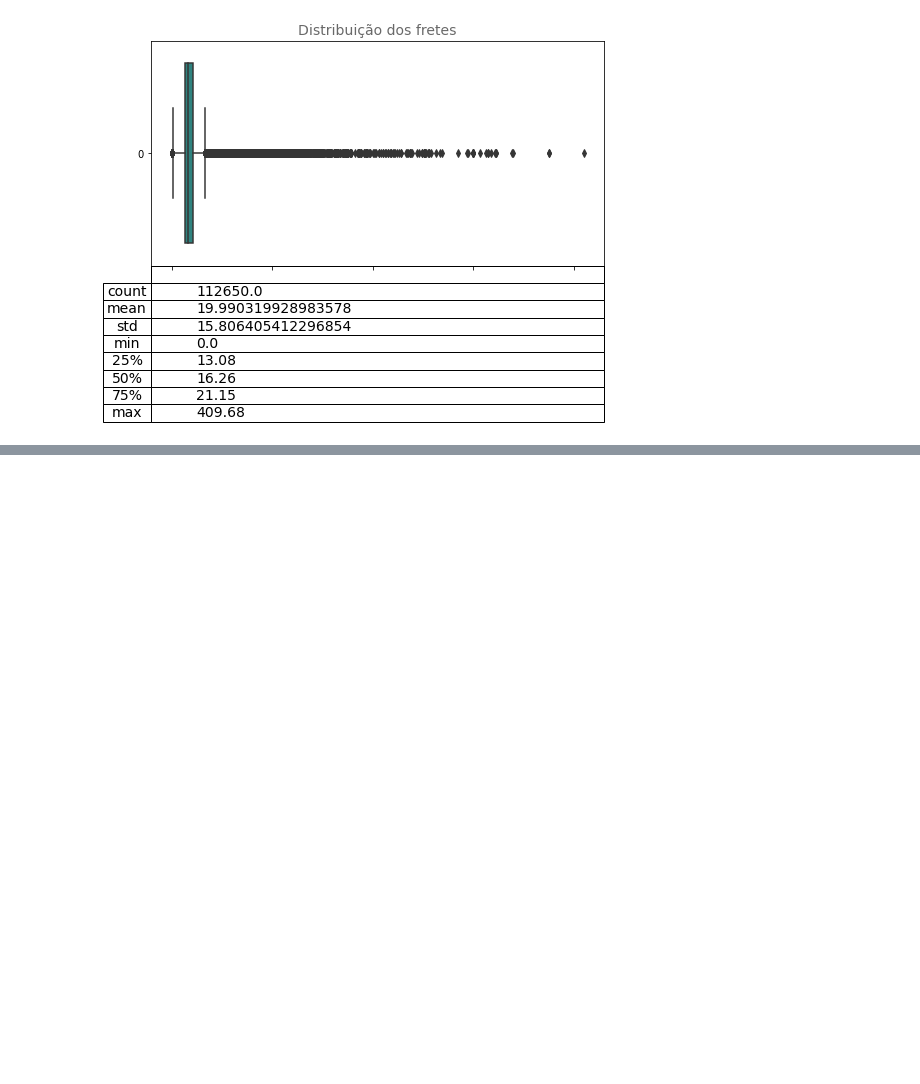
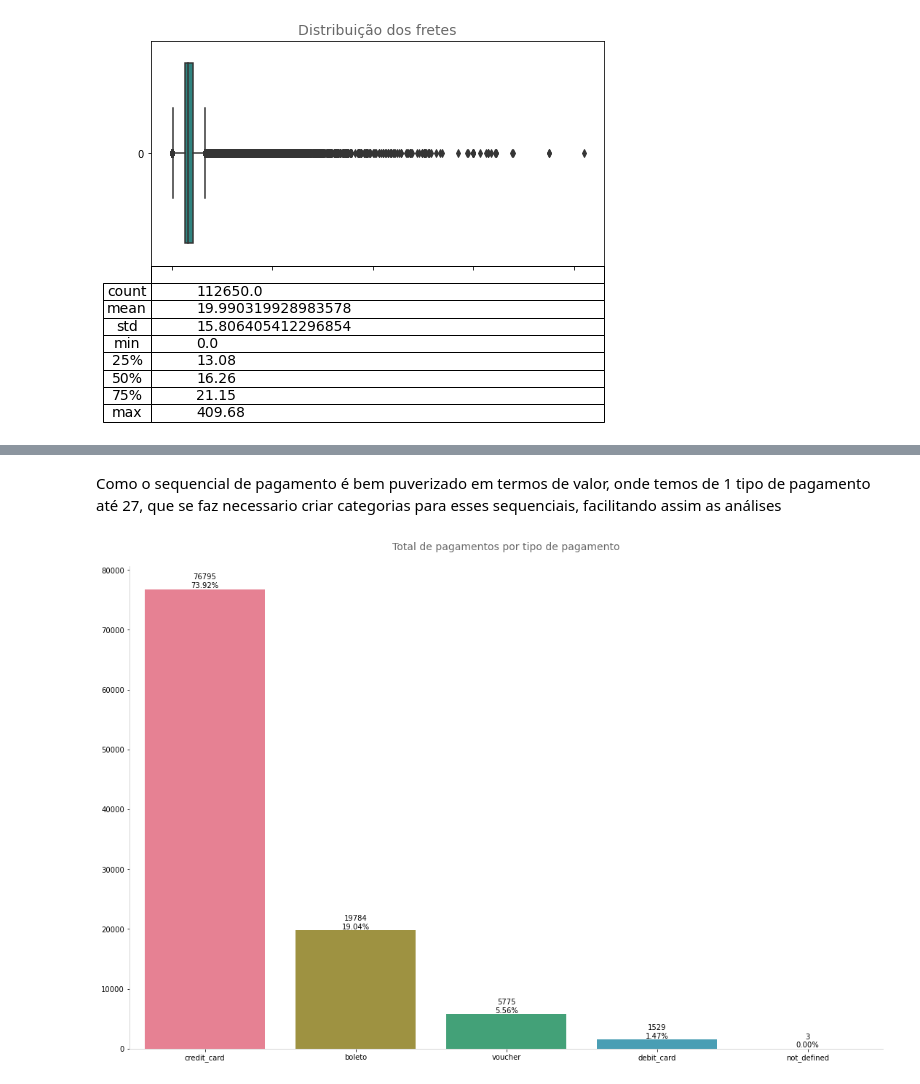
Before and after one commit to Joao-TheCosmosIsInfinite/Cluster-Analysis, a Jupyter notebook: notebooks/Analise-Cluster-.ipynb, the cells around one changed output, grey strips where cells are left out. Cells and saved outputs as stored; diff of their text form; code cells hidden in the pictures; blank space fills up the shorter version.

```diff
--- a/notebooks/Analise-Cluster-.ipynb
+++ b/notebooks/Analise-Cluster-.ipynb
@@ -721,0 +769,34 @@ Um cenário similar é eoncotrado no frete onde **98.8%** dos fretes pagos estã
+# %% [markdown]
+Como o sequencial de pagamento é bem puverizado em termos de valor, onde temos de 1 tipo de pagamento até 27, que se faz necessario criar categorias para esses sequenciais, facilitando assim as análises
+# %%
+## Pedidos que tiveram MAIS de um tipo de pagamento
+condition = df_order_payments[df_order_payments['payment_sequential']>1]['order_id']
+## Criar coluna identificando que o pedido teve apenas um tipo de pagamento
+df_order_payments['only_1_payment'] = np.where(df_order_payments['order_id'].isin(condition), False, True)
+# %%
+## Estabelecer condicoes para as categorias
+conditions = [df_order_payments['only_1_payment'] == True,
+              (df_order_payments['payment_sequential'] <= 5) & (df_order_payments['only_1_payment'] == False),
+              (df_order_payments['payment_sequential'] <= 10) & (df_order_payments['only_1_payment'] == False),
+              (df_order_payments['payment_sequential'] <= 20) & (df_order_payments['only_1_payment'] == False),
+              (df_order_payments['payment_sequential'] <= 30) & (df_order_payments['only_1_payment'] == False)]
+## Nome das categorias
+choices     = [ "apenas_1", "menor_igual_5", 'menor_igual_10', 'menor_igual_20', 'menor_igual_30']
+## Coluna com as categorias
+df_order_payments["payment_sequential_categ"] = np.select(conditions, choices, default=np.nan)
+# %%
+## Total de pagamentos por tipo de pagamento
+fig = plt.figure(constrained_layout=True, figsize=(15, 10))
+gs = GridSpec(1, 1, figure=fig)
+ax1 = fig.add_subplot(gs[0, 0])
+
+bar_count_plot(df_order_payments,
+               x='payment_type',
+               order=True,
+               ax=ax1,
+               title='Total de pagamentos por tipo de pagamento')
+ax1.set_ylabel('')
+ax1.set_xlabel('')
+plt.show()
+# %% [output]
+[figure, added]
```
Also changed, not shown: parts of 94 cells of this notebook.
